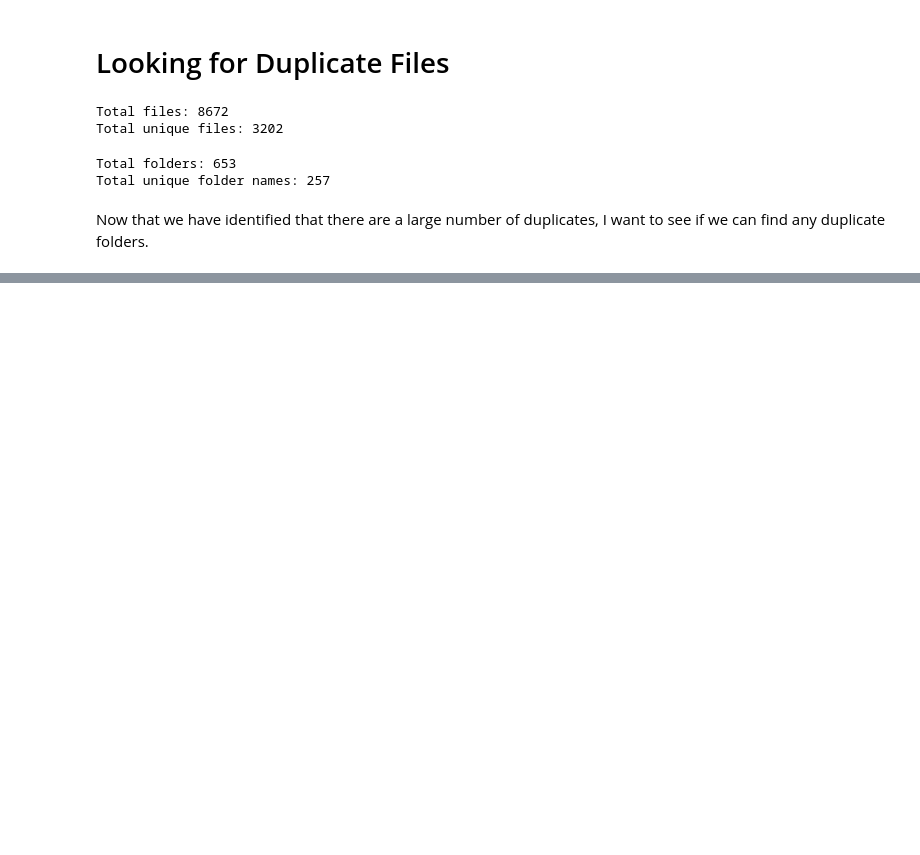
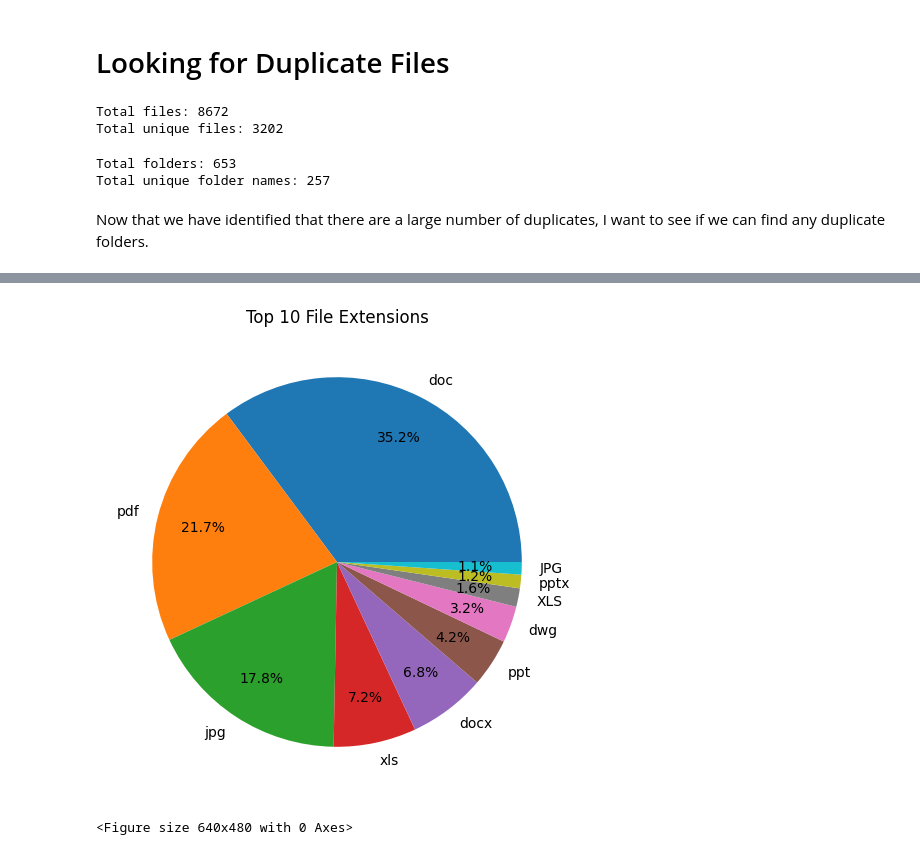
Before and after one commit to baconarray/DS5110_final, a Jupyter notebook: tyler_notes.ipynb, the cells around one changed output, grey strips where cells are left out. Cells and saved outputs as stored; diff of their text form; code cells hidden in the pictures; blank space fills up the shorter version.

Commit message:
pie chart

```diff
--- a/tyler_notes.ipynb
+++ b/tyler_notes.ipynb
@@ -296,3 +297,15 @@ folder_summary = folder_summary.sort_values('parent')
 folder_summary['duplicate_count'] = folder_summary.groupby(['size', 'is_doc', 'is_img', 'is_audio', 'id', 'parent'])['path'].transform('count')
 potential_duplicates = folder_summary[folder_summary['duplicate_count'] > 1]
 potential_duplicates.to_csv('data/dupes.csv')
+# %%
+#Making a pie chart of the top file extensions in the dataset.
+filetype_counts = df_files.groupby('extension')['id'].count().sort_values(ascending=False).reset_index().head(10)
+plt.figure(figsize=(6,6))
+plt.pie(filetype_counts['id'], labels=filetype_counts['extension'], autopct='%1.1f%%', pctdistance=0.75)
+plt.title('Top 10 File Extensions')
+plt.tight_layout
+plt.show()
+plt.savefig('data/top10.png')
+# %% [output]
+[figure, added]
+<Figure size 640x480 with 0 Axes>
```
Also changed, not shown: parts of 1 cell of this notebook.
